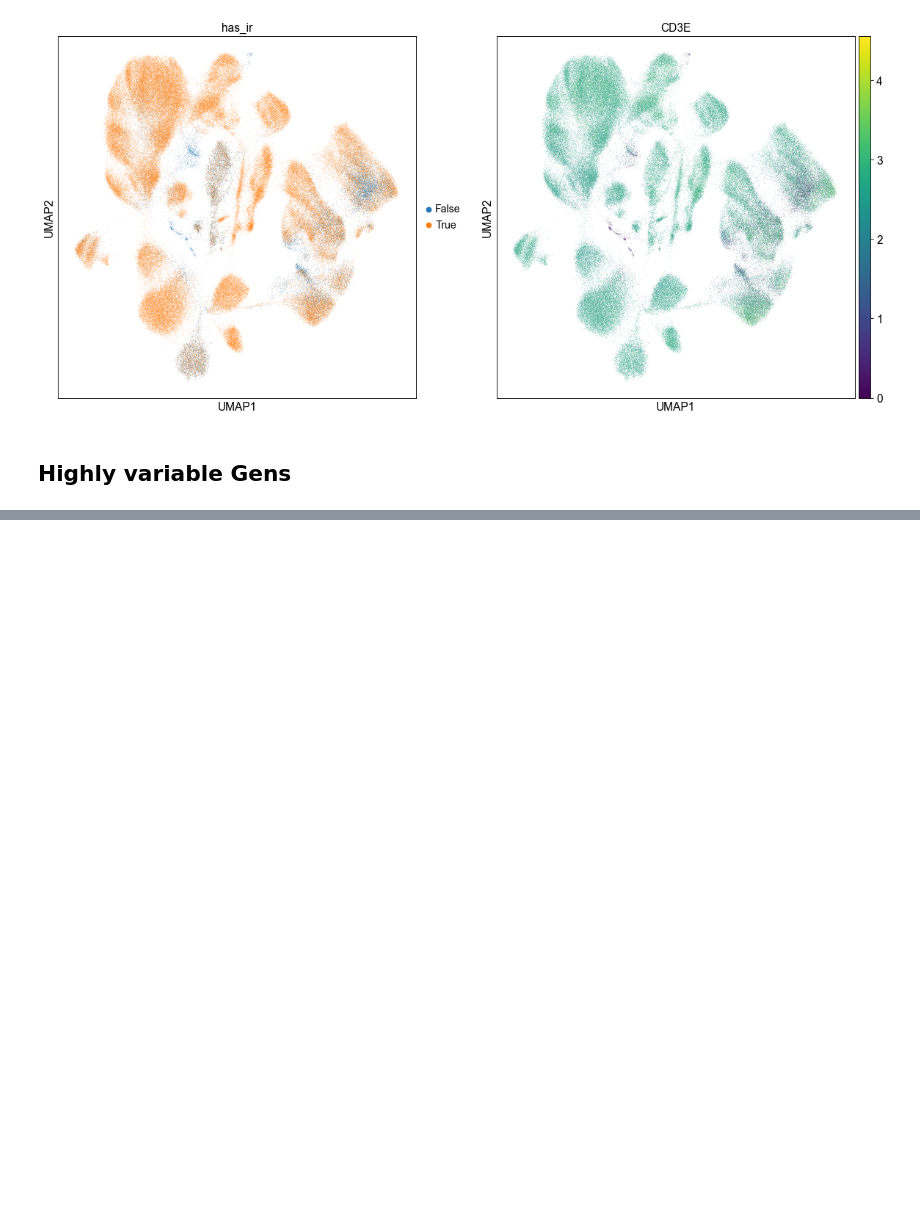
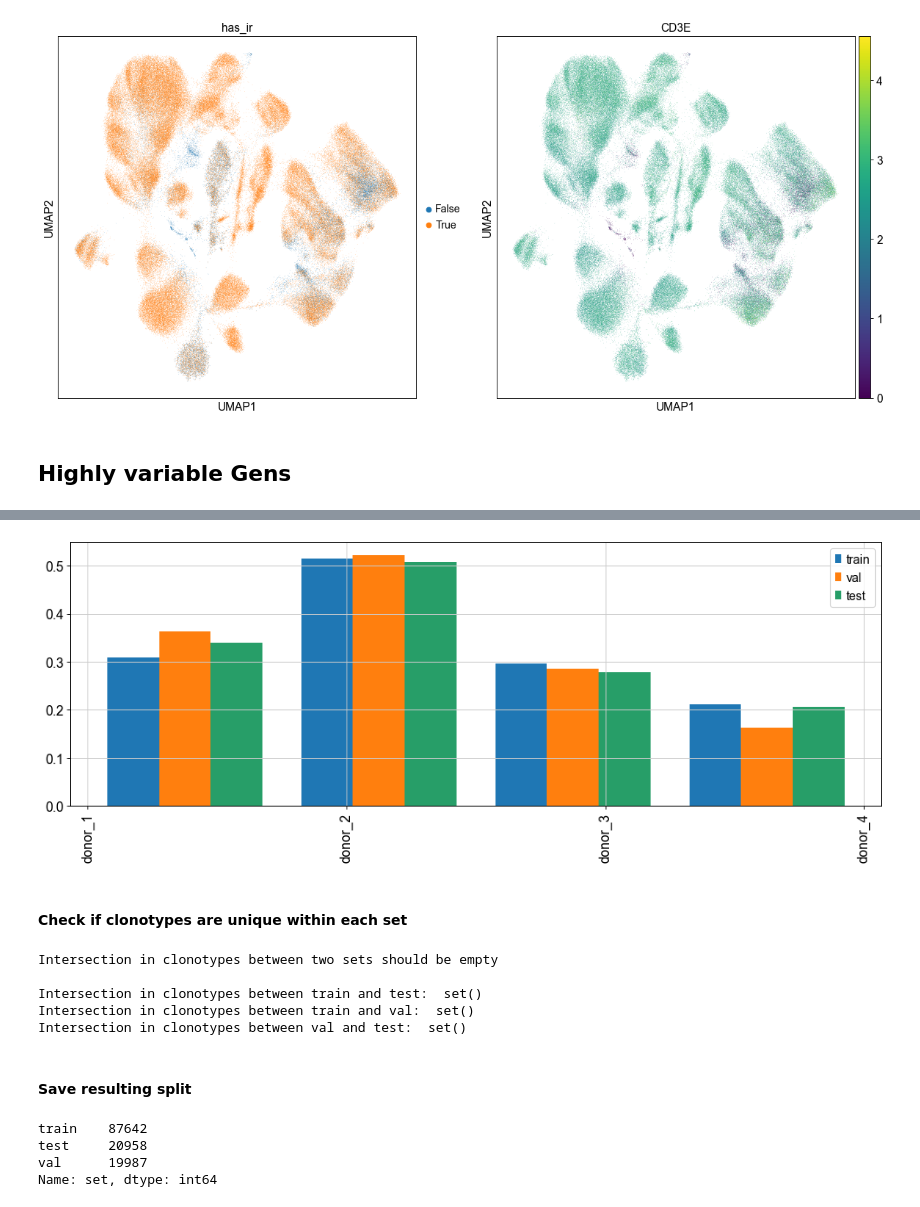
Before and after one commit to SchubertLab/mvTCR, a Jupyter notebook: preprocessing/pre_processing_10x.ipynb, the cells around one changed output, grey strips where cells are left out. Cells and saved outputs as stored; diff of their text form; code cells hidden in the pictures; blank space fills up the shorter version.

```diff
--- a/preprocessing/pre_processing_10x.ipynb
+++ b/preprocessing/pre_processing_10x.ipynb
@@ -680,0 +614,38 @@ adata.obs
+# %%
+pl.figure(figsize=(15,5))
+pl.hist([train['donor'], val['donor'], test['donor']], density=True, bins=len(train['donor'].unique()), label=['train', 'val', 'test'])
+pl.xticks(rotation='vertical')
+pl.legend(loc='upper right')
+pl.show()
+# %% [output]
+[figure, added]
+# %% [markdown]
+#### Check if clonotypes are unique within each set
+# %%
+form_train = set(train['clonotype'].tolist())
+form_val = set(val['clonotype'].tolist())
+form_test = set(test['clonotype'].tolist())
+
+print('Intersection in clonotypes between two sets should be empty\n')
+print('Intersection in clonotypes between train and test: ', form_train.intersection(form_test))
+print('Intersection in clonotypes between train and val: ', form_train.intersection(form_val))
+print('Intersection in clonotypes between val and test: ', form_val.intersection(form_test))
+# print('\nSanity Check - Intersection in clonotypes between train and train: ', form_train.intersection(form_train))
+# %% [output]
+Intersection in clonotypes between two sets should be empty
+
+Intersection in clonotypes between train and test:  set()
+Intersection in clonotypes between train and val:  set()
+Intersection in clonotypes between val and test:  set()
+# %% [markdown]
+#### Save resulting split
+# %%
+adata.obs.loc[train.index, 'set'] = 'train'
+adata.obs.loc[val.index, 'set'] = 'val'
+adata.obs.loc[test.index, 'set'] = 'test'
+adata.obs['set'].value_counts()
+# %% [output]
+train    87642
+test     20958
+val      19987
+Name: set, dtype: int64
```
Also changed, not shown: parts of 70 cells of this notebook, 2 other files.
